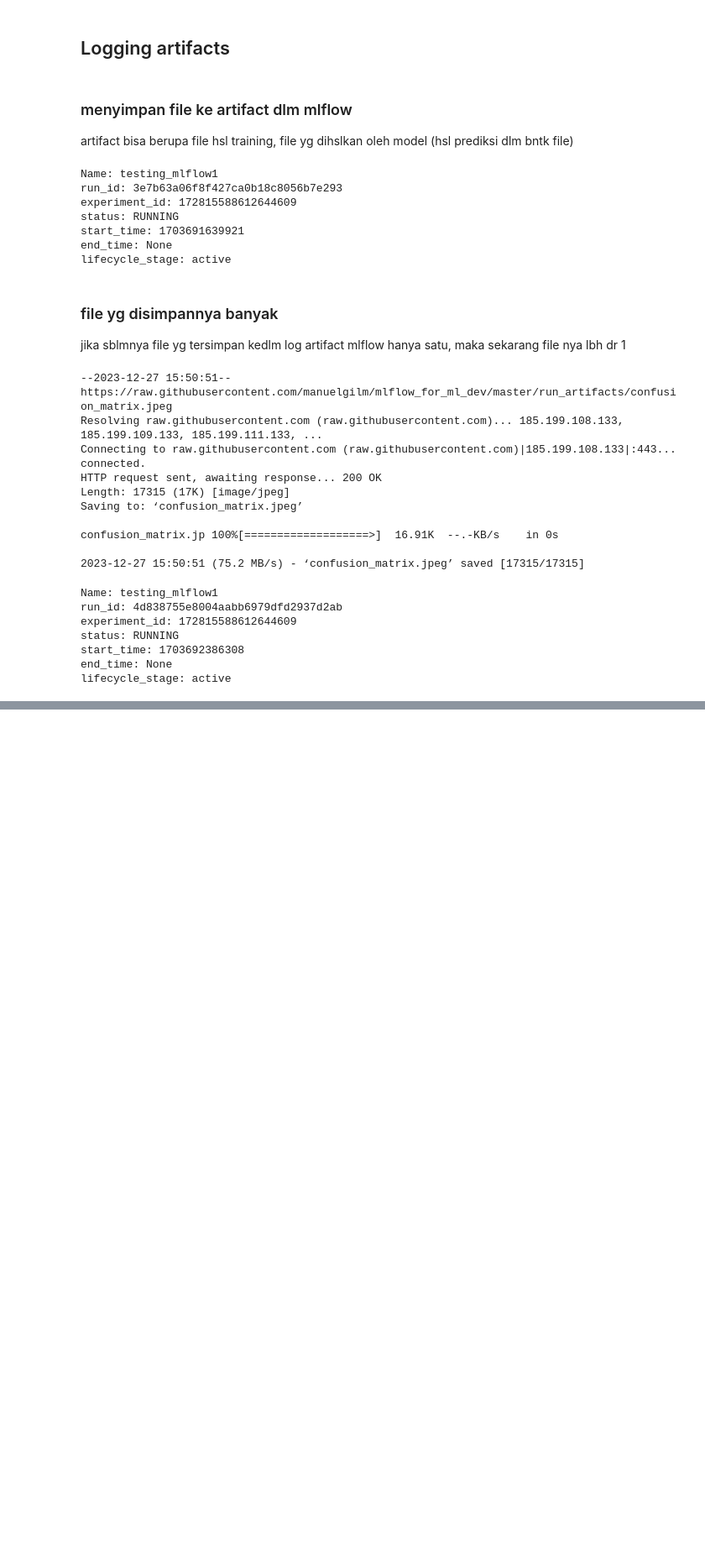
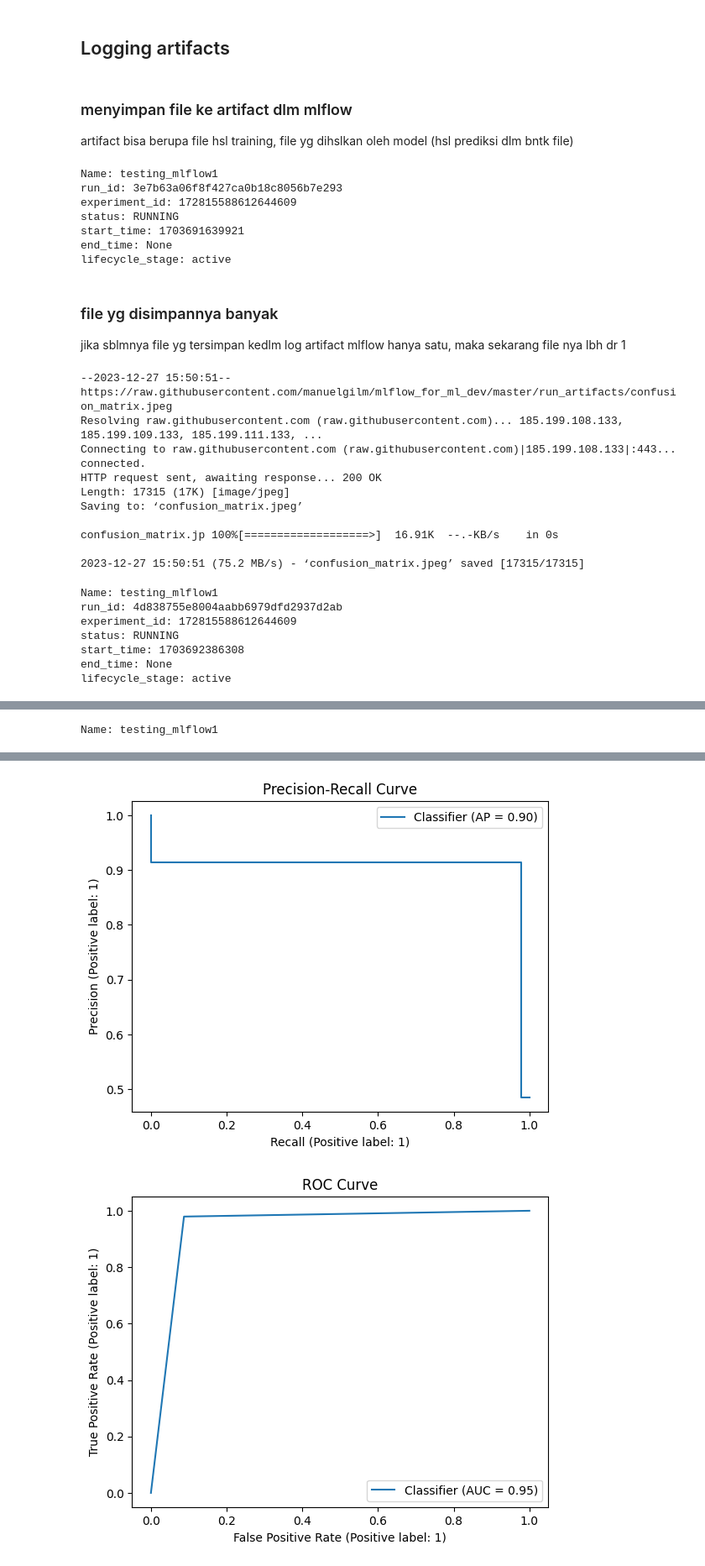
Before and after one commit to muhsufyan/mlflow, a Jupyter notebook: mlflow.ipynb, the cells around one changed output, grey strips where cells are left out. Shown at 84% size. Drawn from its saved outputs; the diff is of its cells as text; code cells hidden in the pictures; blank space fills up the shorter version.

```diff
--- a/mlflow.ipynb
+++ b/mlflow.ipynb
@@ -499,0 +503,76 @@ lifecycle_stage: active
+# %%
+import mlflow
+
+from sklearn.datasets import make_classification
+from sklearn.model_selection import train_test_split
+from sklearn.ensemble import RandomForestClassifier
+
+from sklearn.metrics import PrecisionRecallDisplay
+from sklearn.metrics import RocCurveDisplay
+from sklearn.metrics import ConfusionMatrixDisplay
+
+import matplotlib.pyplot as plt
+
+if __name__=="__main__":
+    # buat eksperimen
+    experiment_id = create_experiment_mlflow(
+        experiment_name = "testing_mlflow1",
+        artifact_save_location ="testing_mlflow1_artifacts",
+        tags={"env": "dev", "version": "1.0.0"},
+    )
+
+    # cari id dari eksperimen yg tlh dibuat
+    experiment = get_mlflow_experiment(experiment_name="testing_mlflow1")
+    print("Name: {}".format(experiment.name))
+
+    # jlnkana mlflow run
+    with mlflow.start_run(run_name="logging_images", experiment_id=experiment.experiment_id) as run:
+
+        # buat dummy data
+        X, y = make_classification(n_samples=1000, n_features=10, n_informative=5, n_redundant=5, random_state=42)
+        # split data
+        X_train, X_test, y_train, y_test = train_test_split(X, y, test_size=0.2, random_state=43)
+
+        # inisialisasi model serta hyperparameternya
+        rfc = RandomForestClassifier(n_estimators=100, random_state=42)
+        # fitting dan training model
+        rfc.fit(X_train, y_train)
+        # prediksi
+        y_pred = rfc.predict(X_test)
+
+        # tampilkan kurva precision-recall dlm bntk gambar
+        fig_pr = plt.figure()
+        pr_display = PrecisionRecallDisplay.from_predictions(y_test, y_pred, ax=plt.gca())
+        plt.title("Precision-Recall Curve")
+        plt.legend()
+
+        # masukkan gambar kurva precision-recall kedlm log gambar dlm mlflow
+        mlflow.log_figure(fig_pr, "metrics/precision_recall_curve.png")
+
+        # kurva ROC dlm bntk gambar
+        fig_roc = plt.figure()
+        roc_display = RocCurveDisplay.from_predictions(y_test, y_pred, ax=plt.gca())
+        plt.title("ROC Curve")
+        plt.legend()
+
+        # masukkan gambar kurva ROC kedlm log gambar dlm mlflow
+        mlflow.log_figure(fig_roc, "metrics/roc_curve.png")
+
+        # gambar confusion matrix dlm bntk gambar
+        fig_cm = plt.figure()
+        cm_display = ConfusionMatrixDisplay.from_predictions(y_test, y_pred, ax=plt.gca())
+        plt.title("Confusion Matrix")
+        plt.legend()
+
+        # masukkan gambar cm kedlm log gambar dlm mlflow
+        mlflow.log_figure(fig_cm, "metrics/confusion_matrix.png")
+
+        # print info about the run
+        print("run_id: {}".format(run.info.run_id))
+        print("experiment_id: {}".format(run.info.experiment_id))
+        print("status: {}".format(run.info.status))
+        print("start_time: {}".format(run.info.start_time))
+        print("end_time: {}".format(run.info.end_time))
+        print("lifecycle_stage: {}".format(run.info.lifecycle_stage))
+# %% [output]
+Name: testing_mlflow1
@@ -499,0 +586,2 @@ lifecycle_stage: active
+[figure, added]
+[figure, added]
```
Also changed, not shown: parts of 28 cells of this notebook.
